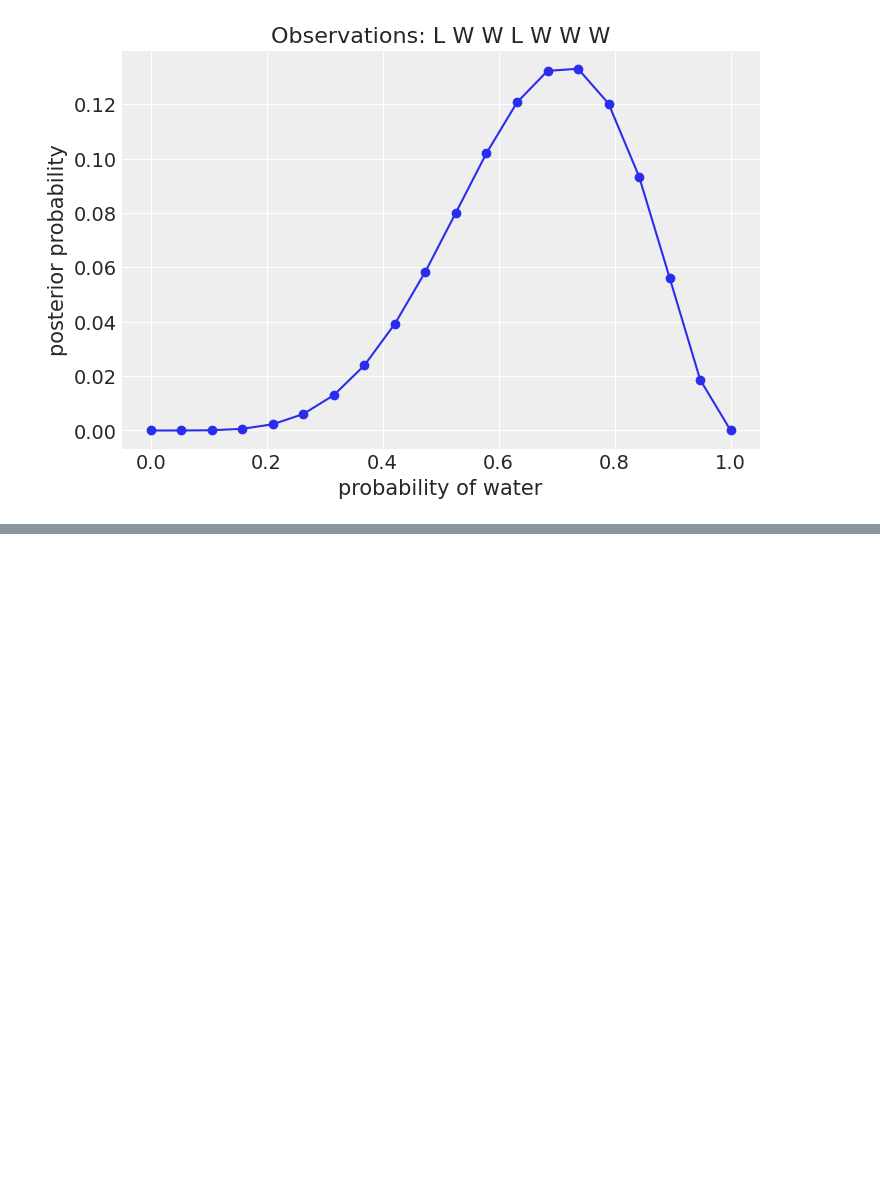
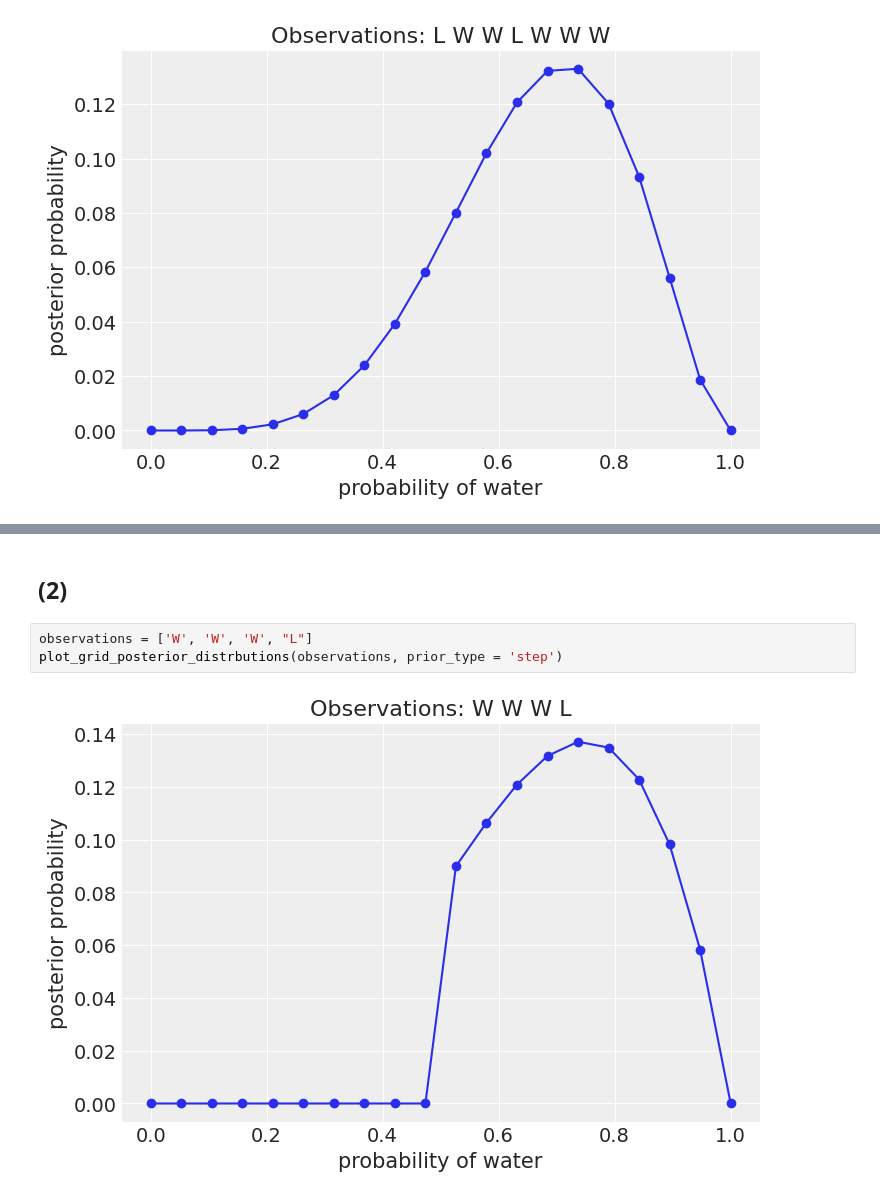
Before and after one commit to BookBub/statistical_rethinking, a Jupyter notebook: chapter_02/annie.ipynb, the cells around one changed output, grey strips where cells are left out. Saved outputs shown, nothing was run; the diff lists cells and outputs as text; blank space fills up the shorter version.

```diff
--- a/chapter_02/annie.ipynb
+++ b/chapter_02/annie.ipynb
@@ -87,0 +101,7 @@ plot_grid_posterior_distrbutions(observations)
+# %% [markdown]
+## (2)
+# %%
+observations = ['W', 'W', 'W', "L"]
+plot_grid_posterior_distrbutions(observations, prior_type = 'step')
+# %% [output]
+[figure, added]
```
Also changed, not shown: parts of 16 cells of this notebook.
